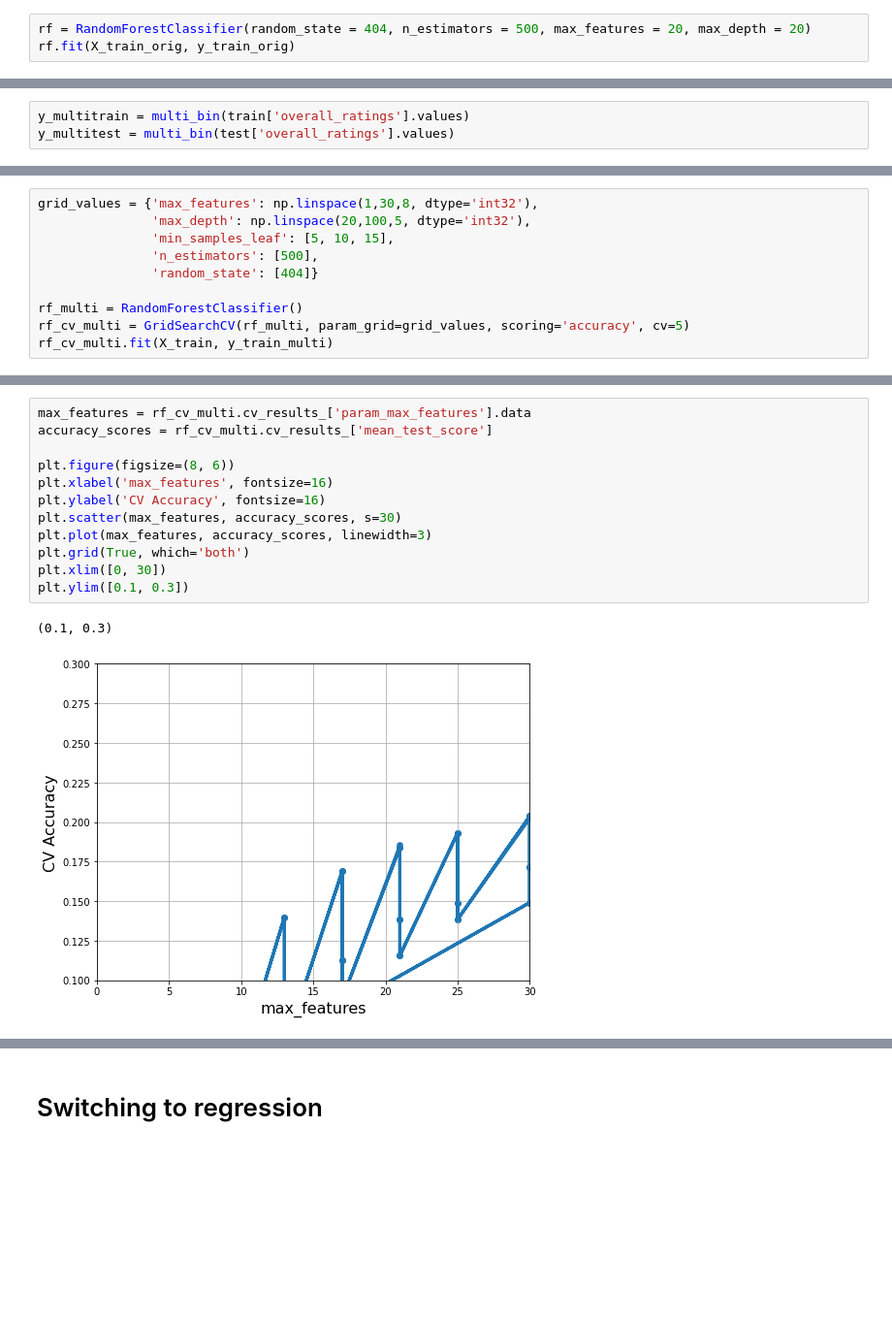
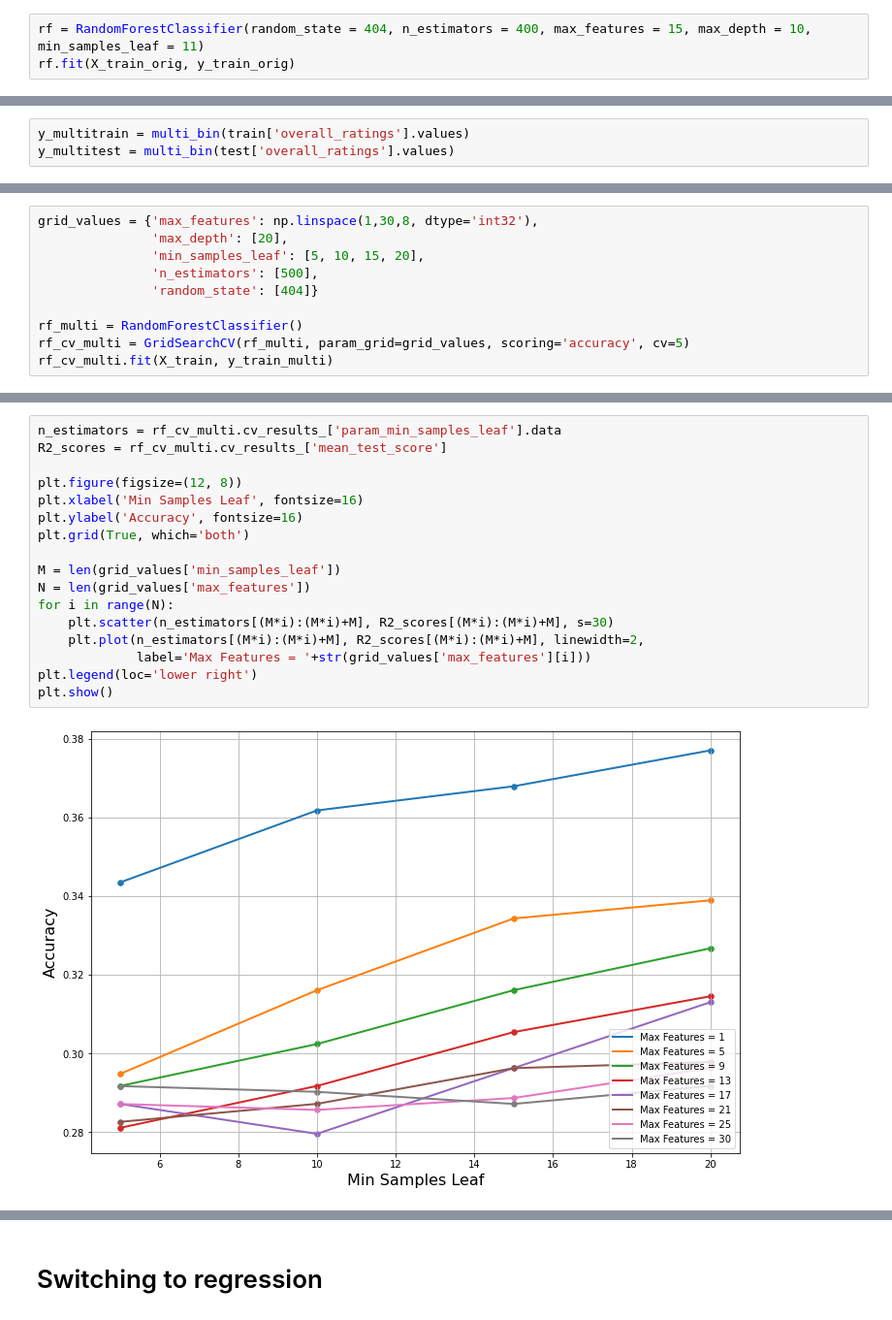
Before and after one commit to yudi-tan/ieor242-final-project, a Jupyter notebook: Random Forests.ipynb, the cells around one changed output, grey strips where cells are left out. Shown at 97% size. Drawn from its saved outputs; the diff is of its cells as text; blank space fills up the shorter version.

```diff
--- a/Random Forests.ipynb
+++ b/Random Forests.ipynb
@@ -143,4 +152,4 @@ plt.ylim([0.5, 0.6])
 # %%
-rf = RandomForestClassifier(random_state = 404, n_estimators = 500, max_features = 20, max_depth = 20)
+rf = RandomForestClassifier(random_state = 404, n_estimators = 400, max_features = 15, max_depth = 10, min_samples_leaf = 11)
 rf.fit(X_train_orig, y_train_orig)
 # %% [output]
@@ -183,7 +192,7 @@ X_train.shape, X_test.shape
 # %%
 grid_values = {'max_features': np.linspace(1,30,8, dtype='int32'),
-               'max_depth': np.linspace(20,100,5, dtype='int32'),
-               'min_samples_leaf': [5, 10, 15],
+               'max_depth': [20],
+               'min_samples_leaf': [5, 10, 15, 20],
                'n_estimators': [500],
                'random_state': [404]}
 
@@ -215,15 +209,19 @@ plt.ylim([0.1, 0.3])
-# %%
-max_features = rf_cv_multi.cv_results_['param_max_features'].data
-accuracy_scores = rf_cv_multi.cv_results_['mean_test_score']
-
-plt.figure(figsize=(8, 6))
-plt.xlabel('max_features', fontsize=16)
-plt.ylabel('CV Accuracy', fontsize=16)
-plt.scatter(max_features, accuracy_scores, s=30)
-plt.plot(max_features, accuracy_scores, linewidth=3)
-plt.grid(True, which='both')
-plt.xlim([0, 30])
-plt.ylim([0.1, 0.3])
-# %% [output]
-(0.1, 0.3)
-[figure, removed]
+# %%
+n_estimators = rf_cv_multi.cv_results_['param_min_samples_leaf'].data
+R2_scores = rf_cv_multi.cv_results_['mean_test_score']
+
+plt.figure(figsize=(12, 8))
+plt.xlabel('Min Samples Leaf', fontsize=16)
+plt.ylabel('Accuracy', fontsize=16)
+plt.grid(True, which='both')
+
+M = len(grid_values['min_samples_leaf'])
+N = len(grid_values['max_features'])
+for i in range(N):
+    plt.scatter(n_estimators[(M*i):(M*i)+M], R2_scores[(M*i):(M*i)+M], s=30)
+    plt.plot(n_estimators[(M*i):(M*i)+M], R2_scores[(M*i):(M*i)+M], linewidth=2,
+             label='Max Features = '+str(grid_values['max_features'][i]))
+plt.legend(loc='lower right')
+plt.show()
+# %% [output]
+[figure, added]
```
Also changed, not shown: parts of 67 cells of this notebook.
